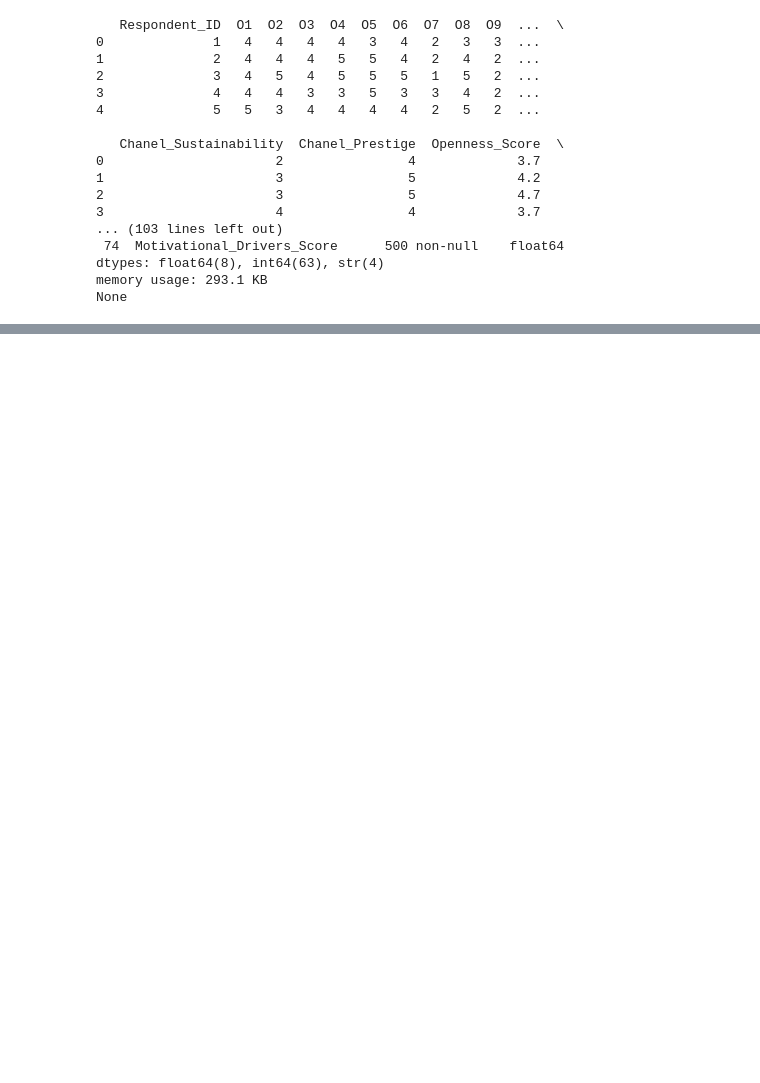
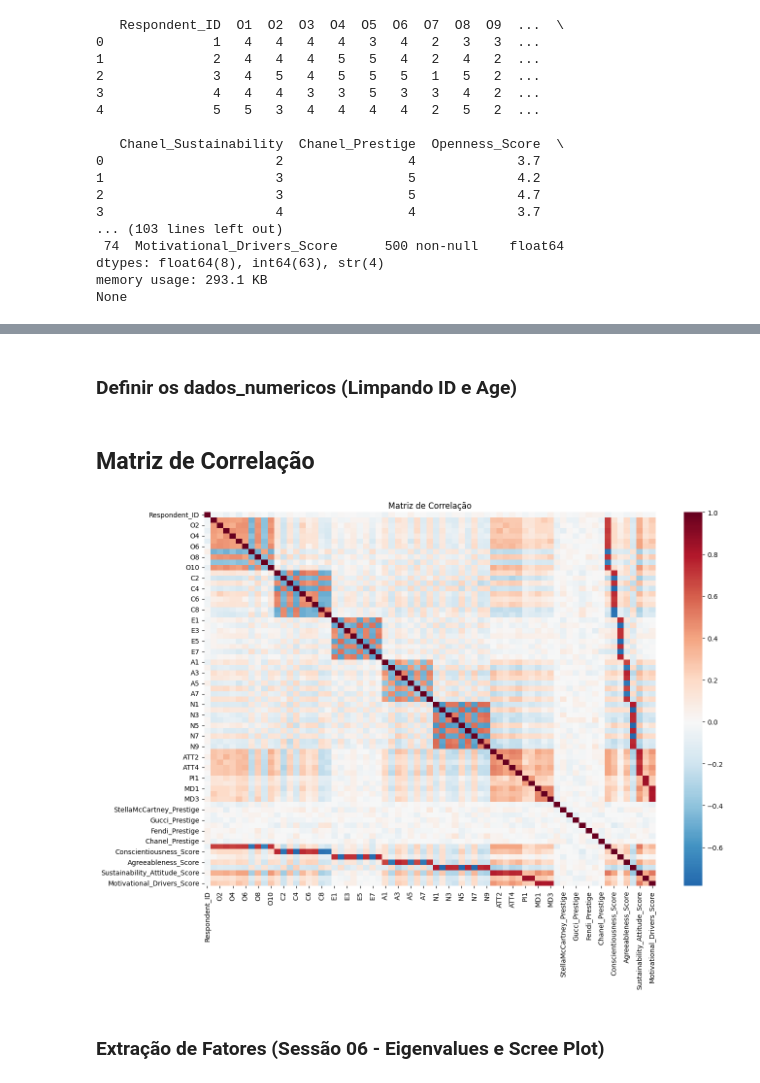
Before and after one commit to geovann4s/AnaliseTitanicaula, a Jupyter notebook: AnaliseFatorial.ipynb, the cells around one changed output, grey strips where cells are left out. Saved outputs shown, nothing was run; the diff lists cells and outputs as text; code cells hidden in the pictures; blank space fills up the shorter version.

```diff
--- a/AnaliseFatorial.ipynb
+++ b/AnaliseFatorial.ipynb
@@ -52,0 +67,13 @@ None
+# %%
+import pandas as pd
+
+# 1. Carregar a sua base
+df = pd.read_excel('Sustainable_Luxury_Survey_500.xlsx') # Ajuste o nome se for .xlsx
+
+# 2. Mostrar a contagem de nulos por coluna
+print("Quantidade de valores nulos em cada coluna:")
+print(df.isnull().sum())
+
+# 3. Resumo total (para o seu relatório)
+total_nulos = df.isnull().sum().sum()
+print(f"\nTotal de dados nulos na base inteira: {total_nulos}")
@@ -52,0 +96,2 @@ None
+# %% [markdown]
+### Definir os dados_numericos (Limpando ID e Age)
@@ -52,0 +102,25 @@ None
+# %% [markdown]
+## Matriz de Correlação
+# %%
+# 1. Selecionar apenas as colunas de percepção/atitude
+# Selecionar as colunas numéricas que não são Age ou ID
+colunas_para_analise = df.select_dtypes(include=['float64', 'int64']).columns
+colunas_para_analise = [c for c in colunas_para_analise if c not in ['Age', 'ID']] # removemos o que não é atitude
+
+df_analise = df[colunas_para_analise]
+
+# 2. Gerar a Matriz de Correlação
+matriz_corr = df_analise.corr()
+
+# 3. Criar o Heatmap (Mapa de Calor)
+import seaborn as sns
+import matplotlib.pyplot as plt
+
+plt.figure(figsize=(15, 10))
+sns.heatmap(matriz_corr, annot=False, cmap='RdBu_r', center=0)
+plt.title('Matriz de Correlação')
+plt.show()
+# %% [output]
+[figure, added]
+# %% [markdown]
+### Extração de Fatores (Sessão 06 - Eigenvalues e Scree Plot)
```
Also changed, not shown: parts of 8 cells of this notebook.
